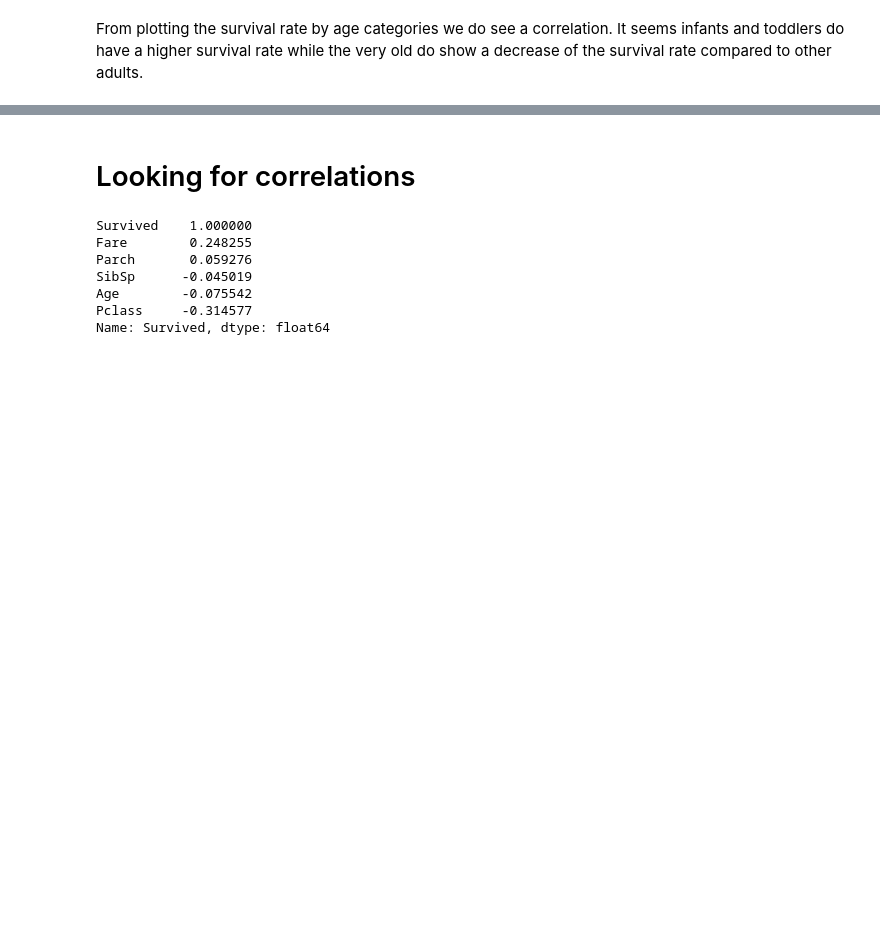
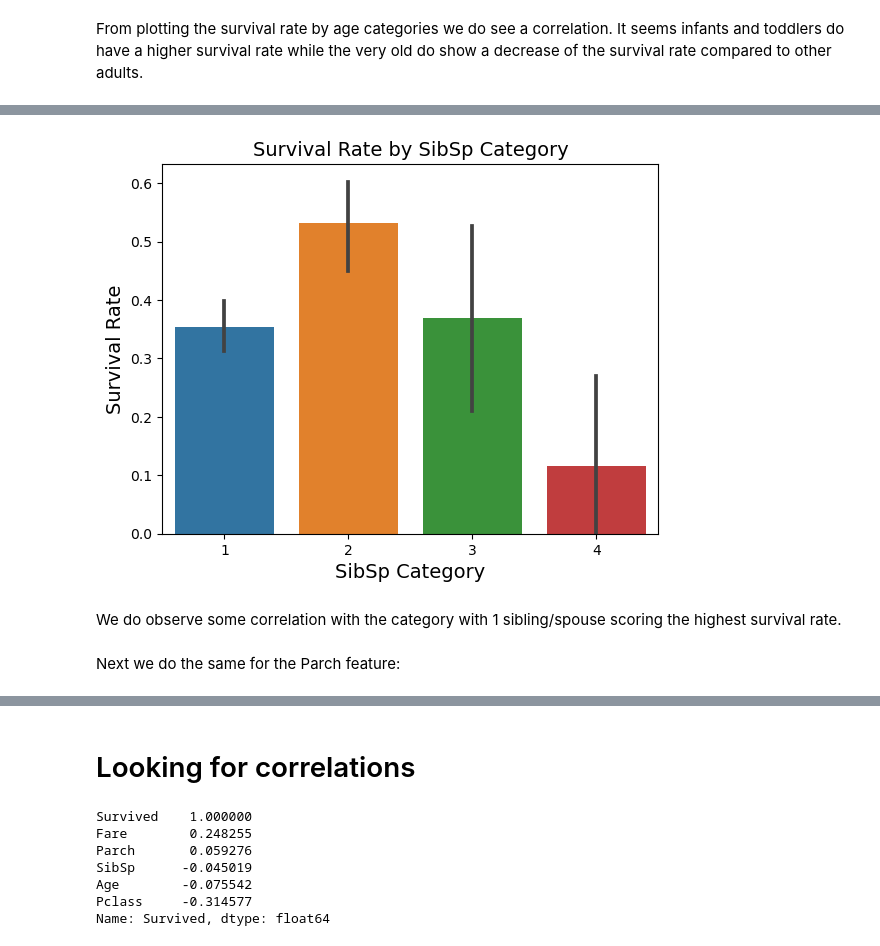
Before and after one commit to igolas0/Titanic-Kaggle-Dataset-Competition, a Jupyter notebook: Titanic_Dataset_Kaggle_Competition.ipynb, the cells around one changed output, grey strips where cells are left out. Drawn from its saved outputs; the diff is of its cells as text; code cells hidden in the pictures; blank space fills up the shorter version.

```diff
--- a/Titanic_Dataset_Kaggle_Competition.ipynb
+++ b/Titanic_Dataset_Kaggle_Competition.ipynb
@@ -235,0 +279,17 @@ From plotting the survival rate by age categories we do see a correlation. It se
+# %%
+titanic["SibSp_cat"] = pd.cut(titanic["SibSp"],
+                           bins=[-1, 0.5, 1.5, 3.5, np.inf],
+                           labels = [1, 2, 3, 4])
+# %%
+# Plot a bar chart of passenger survival by SibSp category
+sns.barplot(data=titanic, x='SibSp_cat', y='Survived')
+plt.title('Survival Rate by SibSp Category')
+plt.xlabel('SibSp Category')
+plt.ylabel('Survival Rate')
+plt.show()
+# %% [output]
+[figure, added]
+# %% [markdown]
+We do observe some correlation with the category with 1 sibling/spouse scoring the highest survival rate.
+# %% [markdown]
+Next we do the same for the Parch feature:
```
Also changed, not shown: parts of 76 cells of this notebook.
